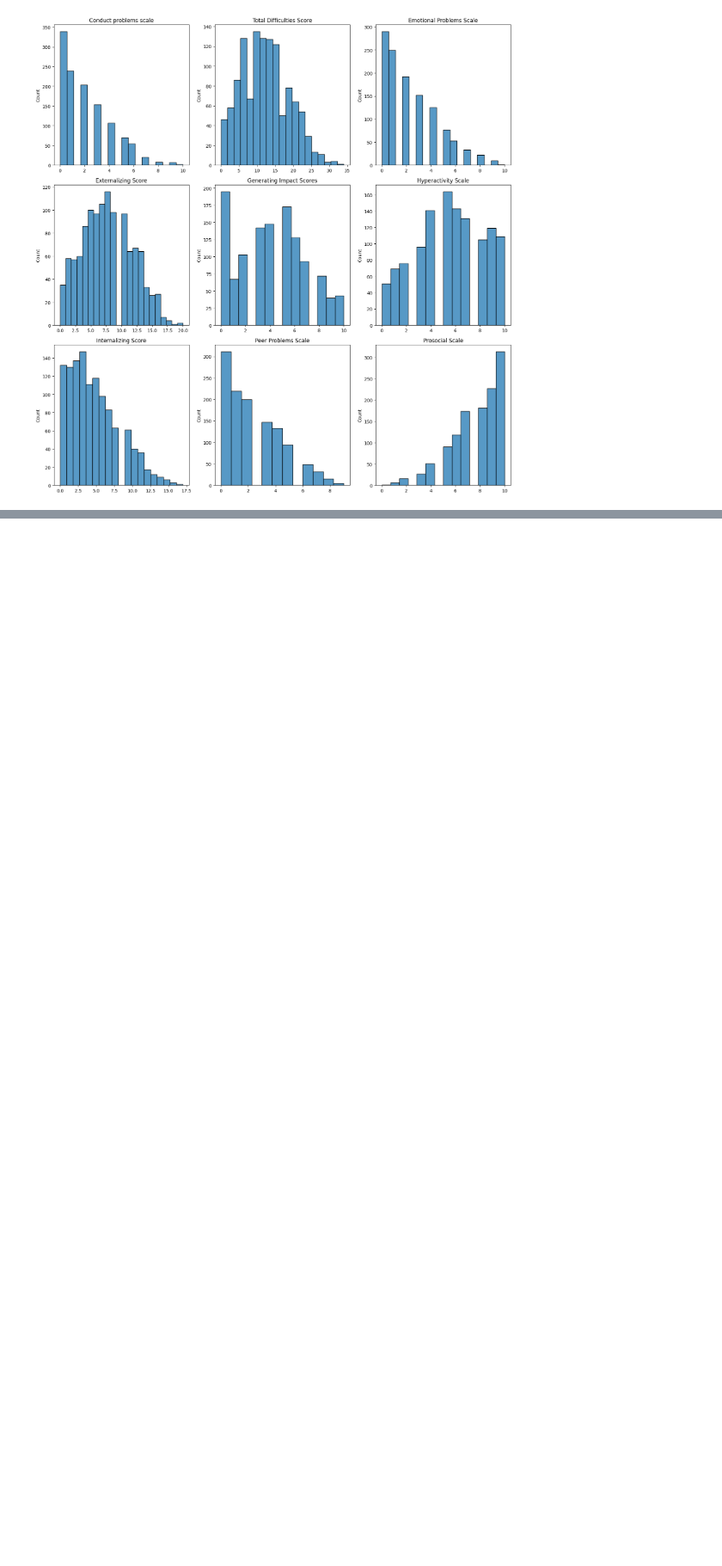
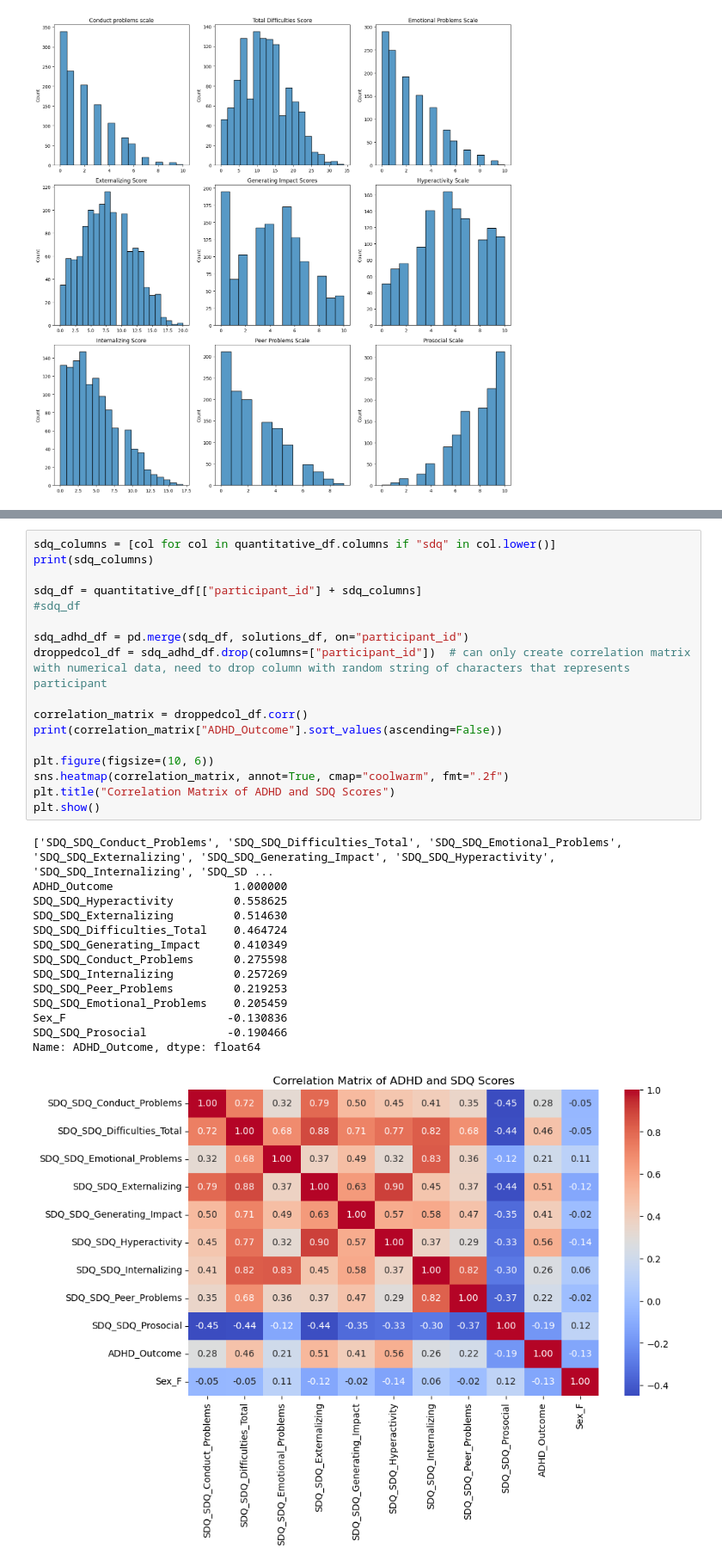
Before and after one commit to wendycarv/adhdDiagnosis, a Jupyter notebook: notebook.ipynb, the cells around one changed output, grey strips where cells are left out. Shown at 86% size. Cells and saved outputs as stored; diff of their text form; blank space fills up the shorter version.

Commit message:
Add files via upload
added correlational info

```diff
--- a/notebook.ipynb
+++ b/notebook.ipynb
@@ -442,0 +467,32 @@ fig.tight_layout()
+# %%
+sdq_columns = [col for col in quantitative_df.columns if "sdq" in col.lower()]
+print(sdq_columns)
+
+sdq_df = quantitative_df[["participant_id"] + sdq_columns]
+#sdq_df
+
+sdq_adhd_df = pd.merge(sdq_df, solutions_df, on="participant_id")
+droppedcol_df = sdq_adhd_df.drop(columns=["participant_id"])  # can only create correlation matrix with numerical data, need to drop column with random string of characters that represents participant
+
+correlation_matrix = droppedcol_df.corr()
+print(correlation_matrix["ADHD_Outcome"].sort_values(ascending=False))
+
+plt.figure(figsize=(10, 6))
+sns.heatmap(correlation_matrix, annot=True, cmap="coolwarm", fmt=".2f")
+plt.title("Correlation Matrix of ADHD and SDQ Scores")
+plt.show()
+# %% [output]
+['SDQ_SDQ_Conduct_Problems', 'SDQ_SDQ_Difficulties_Total', 'SDQ_SDQ_Emotional_Problems', 'SDQ_SDQ_Externalizing', 'SDQ_SDQ_Generating_Impact', 'SDQ_SDQ_Hyperactivity', 'SDQ_SDQ_Internalizing', 'SDQ_SD ...
+ADHD_Outcome                  1.000000
+SDQ_SDQ_Hyperactivity         0.558625
+SDQ_SDQ_Externalizing         0.514630
+SDQ_SDQ_Difficulties_Total    0.464724
+SDQ_SDQ_Generating_Impact     0.410349
+SDQ_SDQ_Conduct_Problems      0.275598
+SDQ_SDQ_Internalizing         0.257269
+SDQ_SDQ_Peer_Problems         0.219253
+SDQ_SDQ_Emotional_Problems    0.205459
+Sex_F                        -0.130836
+SDQ_SDQ_Prosocial            -0.190466
+Name: ADHD_Outcome, dtype: float64
+[figure, added]
```
Also changed, not shown: parts of 7 cells of this notebook.
